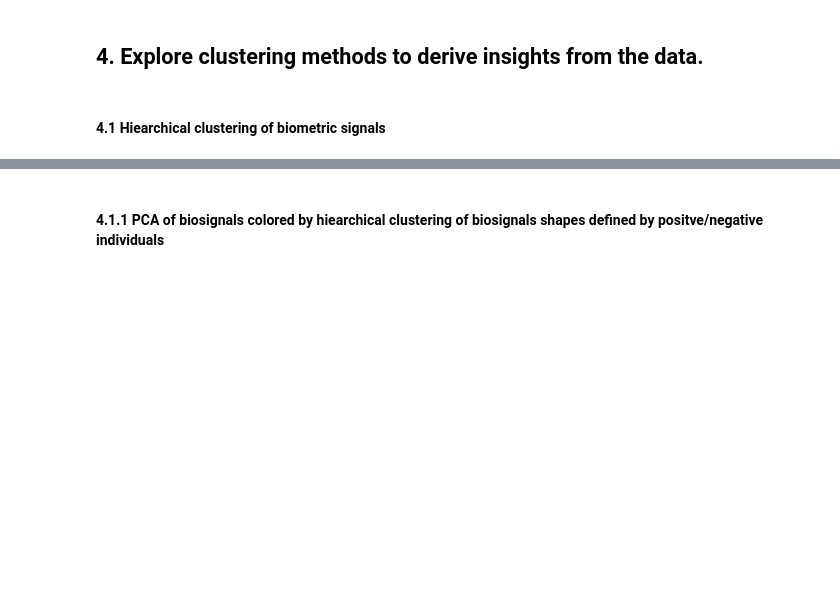
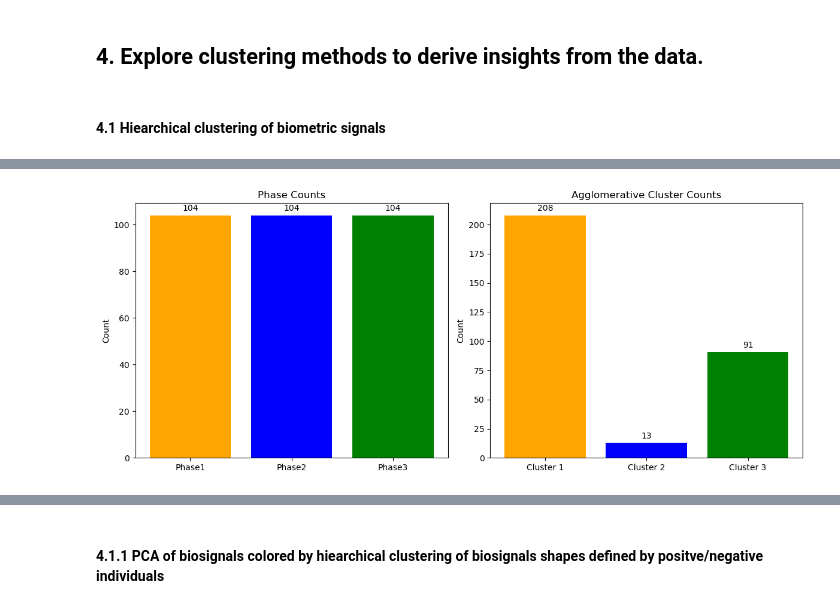
Before and after one commit to AntonWangDTU/case_2, a Jupyter notebook: src_anton/case_2_data.ipynb, the cells around one changed output, grey strips where cells are left out. Cells and saved outputs as stored; diff of their text form; code cells hidden in the pictures; blank space fills up the shorter version.

```diff
--- a/src_anton/case_2_data.ipynb
+++ b/src_anton/case_2_data.ipynb
@@ -262,0 +264,61 @@ plt.show()
+# %%
+import matplotlib.pyplot as plt
+import numpy as np
+
+# Phase counts
+phase_counts = data_pd['Phase'].value_counts()
+phase1_count = phase_counts.get('phase1', 0)
+phase2_count = phase_counts.get('phase2', 0)
+phase3_count = phase_counts.get('phase3', 0)
+
+# Cluster counts (assuming clusters labeled 1, 2, 3)
+cluster_counts = data_pd['AgglomerativeClusterBio3'].value_counts()
+cluster0_count = cluster_counts.get(1, 0)
+cluster1_count = cluster_counts.get(2, 0)
+cluster2_count = cluster_counts.get(3, 0)
+
+# Define colors: orange, blue, green
+colors = ['orange', 'blue', 'green']
+
+# Set up side-by-side subplots
+fig, (ax1, ax2) = plt.subplots(1, 2, figsize=(12, 5))
+
+# Plot phase counts
+labels_phase = ['Phase1', 'Phase2', 'Phase3']
+values_phase = [phase1_count, phase2_count, phase3_count]
+
+bars1 = ax1.bar(labels_phase, values_phase, color=colors)
+ax1.set_title('Phase Counts')
+ax1.set_ylabel('Count')
+
+# Annotate phase bars
+for bar in bars1:
+    height = bar.get_height()
+    ax1.annotate(f'{height}',
+                 xy=(bar.get_x() + bar.get_width() / 2, height),
+                 xytext=(0, 3),
+                 textcoords="offset points",
+                 ha='center', va='bottom')
+
+# Plot cluster counts
+labels_cluster = ['Cluster 1', 'Cluster 2', 'Cluster 3']
+values_cluster = [cluster0_count, cluster1_count, cluster2_count]
+
+bars2 = ax2.bar(labels_cluster, values_cluster, color=colors)
+ax2.set_title('Agglomerative Cluster Counts')
+ax2.set_ylabel('Count')
+
+# Annotate cluster bars
+for bar in bars2:
+    height = bar.get_height()
+    ax2.annotate(f'{height}',
+                 xy=(bar.get_x() + bar.get_width() / 2, height),
+                 xytext=(0, 3),
+                 textcoords="offset points",
+                 ha='center', va='bottom')
+
+plt.tight_layout()
+plt.savefig('../plots/3phase_3cluster_counts.png', dpi=300, bbox_inches='tight')
+plt.show()
+# %% [output]
+[figure, added]
```
Also changed, not shown: parts of 9 cells of this notebook.
